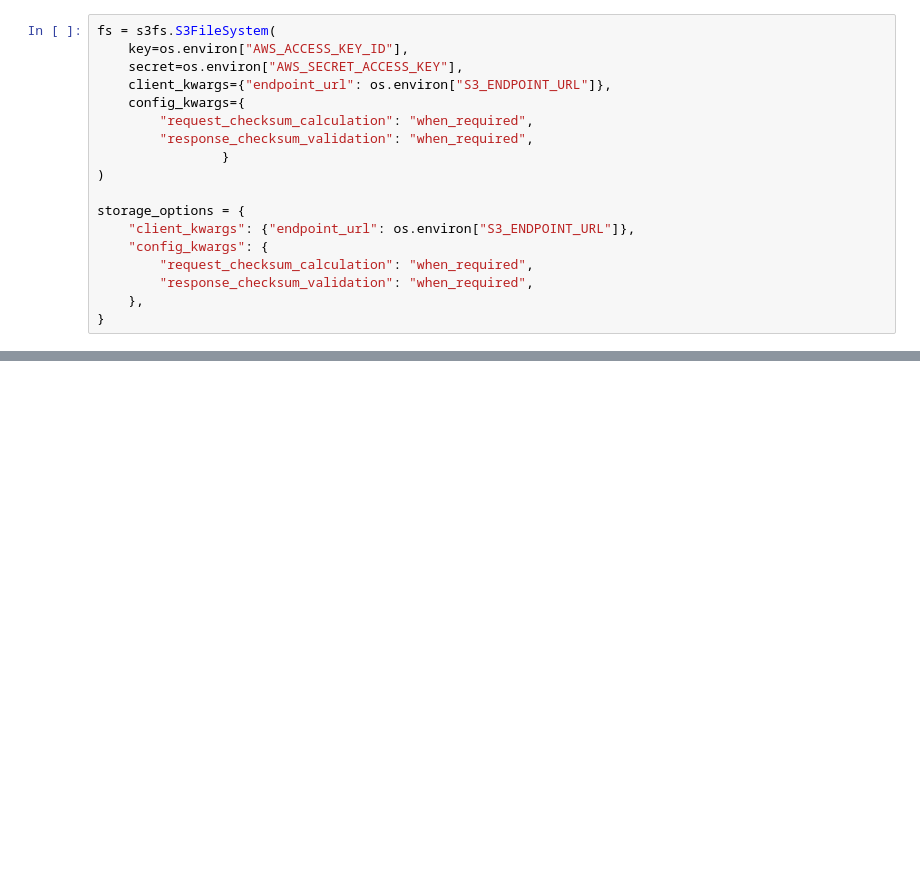
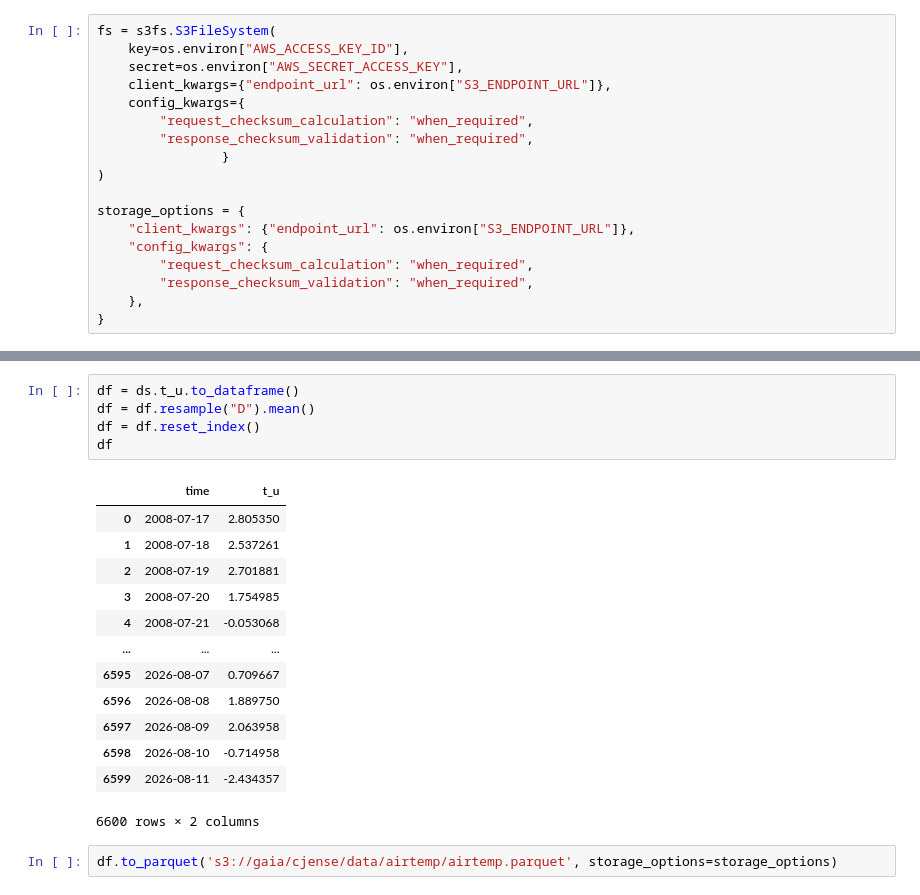
Before and after one commit to cjense/negis-seasonality, a Jupyter notebook: examine_tempdata.ipynb, the cells around one changed output, grey strips where cells are left out. Drawn from its saved outputs; the diff is of its cells as text; blank space fills up the shorter version.

```diff
--- a/examine_tempdata.ipynb
+++ b/examine_tempdata.ipynb
@@ -63,5 +66,26 @@ Data variables: (12/60)
     standard_name_vocabulary:        CF Standard Name Table (v77; 19 January ...
     summary:                         The Programme for Monitoring of the Gree...
     source:                          {"pypromice": "1.12.0", "l0_config_file"...
+# %%
+df = ds.t_u.to_dataframe()
+df = df.resample("D").mean()
+df = df.reset_index()
+df
+# %% [output]
+|  | time | t_u |
+| 0 | 2008-07-17 | 2.805350 |
+| 1 | 2008-07-18 | 2.537261 |
+| 2 | 2008-07-19 | 2.701881 |
+| 3 | 2008-07-20 | 1.754985 |
+| 4 | 2008-07-21 | -0.053068 |
+| ... | ... | ... |
+| 6595 | 2026-08-07 | 0.709667 |
+| 6596 | 2026-08-08 | 1.889750 |
+| 6597 | 2026-08-09 | 2.063958 |
+| 6598 | 2026-08-10 | -0.714958 |
+| 6599 | 2026-08-11 | -2.434357 |
+6600 rows × 2 columns
+# %%
+df.to_parquet('s3://gaia/cjense/data/airtemp/airtemp.parquet', storage_options=storage_options)
 # %%
 fig, ax = plt.subplots(figsize=(10,4))
```
Also changed, not shown: parts of 3 cells of this notebook.
